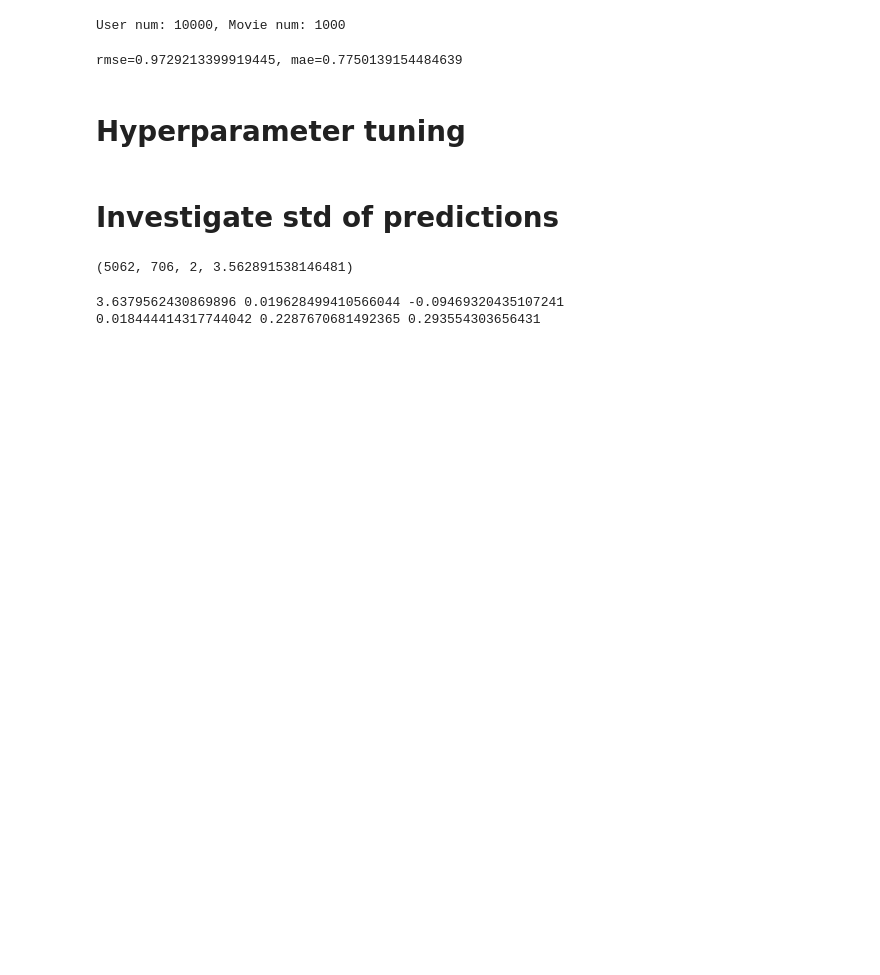
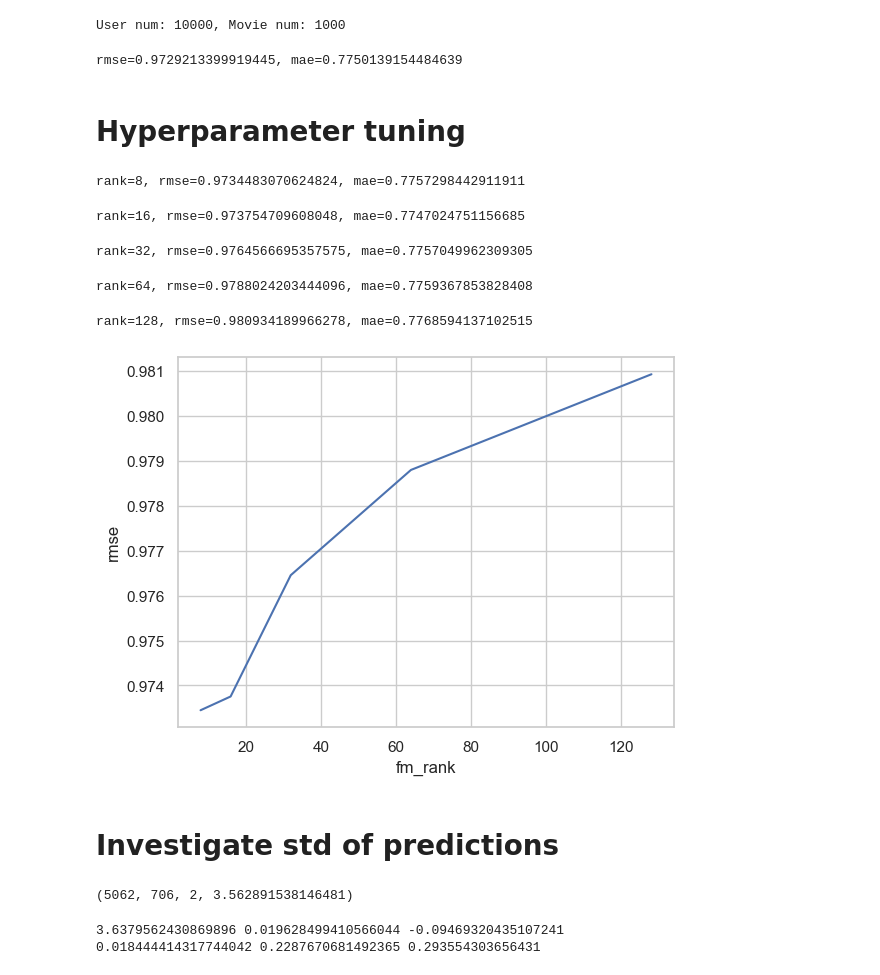
Before and after one commit to lucienwalewski/collaborative_filtering, a Jupyter notebook: notebooks/bayesian_fm_plus.ipynb, the cells around one changed output. Cells and saved outputs as stored; diff of their text form; code cells hidden in the pictures; blank space fills up the shorter version.

```diff
--- a/notebooks/bayesian_fm_plus.ipynb
+++ b/notebooks/bayesian_fm_plus.ipynb
@@ -155,6 +155,9 @@ val_data['Prediction'].to_csv(f"../lightning_logs/BFM/predictions_bfm_plus_plus_
 # %% [markdown]
 # Hyperparameter tuning
 # %%
+N_ITER = 512
+N_KEPT_SAMPLES = 200
+
 fm_rank_list = [8, 16, 32, 64, 128]
 rmse_list = []
 
@@ -162,37 +165,44 @@ best_fm_rank = None
 best_rmse = 100
 best_mae = 100
 best_model = None
 
 for FM_RANK in fm_rank_list:
     fm_rb = myfm.MyFMRegressor(rank=FM_RANK).fit(
         X_date_train, y_train,
         X_rel=[block_user_train, block_movie_train],
         group_shapes=[USER_ID_SIZE, MOVIE_ID_SIZE, MOVIE_ID_SIZE, USER_ID_SIZE],
         n_iter=N_ITER, n_kept_samples=N_KEPT_SAMPLES
     )
     test_prediction = fm_rb.predict(
         X_date_test,
         X_rel=[block_user_test, block_movie_test]
     )
     test_prediction[test_prediction > 5] = 5
     test_prediction[test_prediction < 1] = 1
-    rmse = ((y_test - val_data['Prediction']) ** 2).mean() ** 0.5
-    mae = np.abs(y_test - val_data['Prediction']).mean()
+    rmse = ((y_test - test_prediction) ** 2).mean() ** 0.5
+    mae = np.abs(y_test - test_prediction).mean()
     print(f'rank={FM_RANK}, rmse={rmse}, mae={mae}')
+    rmse_list.append(rmse)
     if rmse < best_rmse:
         best_rmse = rmse
         best_mae = mae
         best_fm_rank = FM_RANK
         best_model = fm_rb
         val_data['Prediction'] = test_prediction
-
-val_data['Prediction'].to_csv(f"../lightning_logs/BFM/predictions_bfm_plus_plus_grouped_tuned.csv")
+        val_data['Prediction'].to_csv(f"../lightning_logs/BFM/predictions_bfm_plus_plus_grouped_tuned.csv")
 
 # plot rmse vs fm_rank using seaborn
 sns.set_theme(style="whitegrid")
 ax = sns.lineplot(x=fm_rank_list, y=rmse_list)
 ax.set(xlabel='fm_rank', ylabel='rmse')
 plt.show()
+# %% [output]
+rank=8, rmse=0.9734483070624824, mae=0.7757298442911911
+rank=16, rmse=0.973754709608048, mae=0.7747024751156685
+rank=32, rmse=0.9764566695357575, mae=0.7757049962309305
+rank=64, rmse=0.9788024203444096, mae=0.7759367853828408
+rank=128, rmse=0.980934189966278, mae=0.7768594137102515
+[figure, added]
 # %% [markdown]
 # Investigate std of predictions
 # %%
```
Also changed, not shown: 1 other file.
